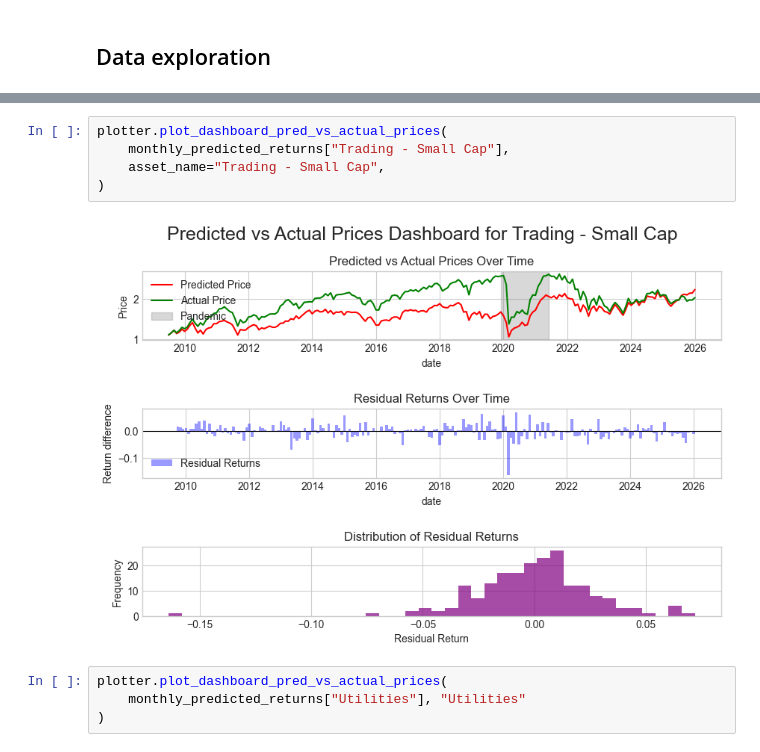
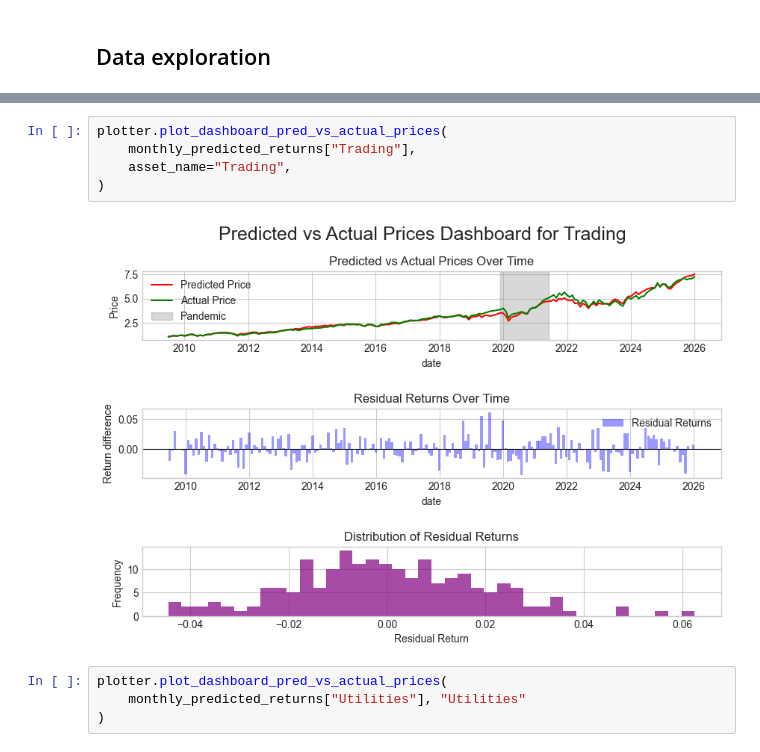
Before and after one commit to matsfwalker/BBAThesis, a Jupyter notebook: analysis/plots.ipynb, the cells around one changed output, grey strips where cells are left out. Saved outputs shown, nothing was run; the diff lists cells and outputs as text.

```diff
--- a/analysis/plots.ipynb
+++ b/analysis/plots.ipynb
@@ -79,10 +84,10 @@ Portfolios
 # %%
 plotter.plot_dashboard_pred_vs_actual_prices(
-    monthly_predicted_returns["Trading - Small Cap"],
-    asset_name="Trading - Small Cap",
+    monthly_predicted_returns["Trading"],
+    asset_name="Trading",
 )
 # %% [output]
-[figure, old version]
+[figure, new version]
 # %%
 plotter.plot_dashboard_pred_vs_actual_prices(
     monthly_predicted_returns["Utilities"], "Utilities"
```
Also changed, not shown: parts of 6 cells of this notebook, 49 other files.
